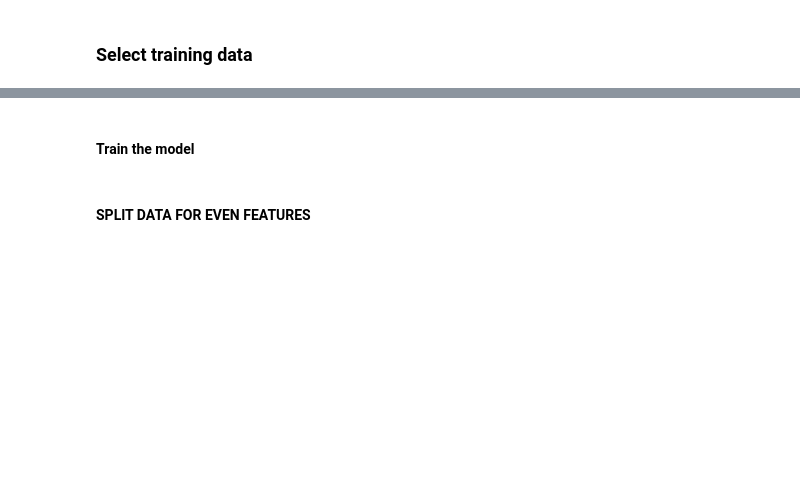
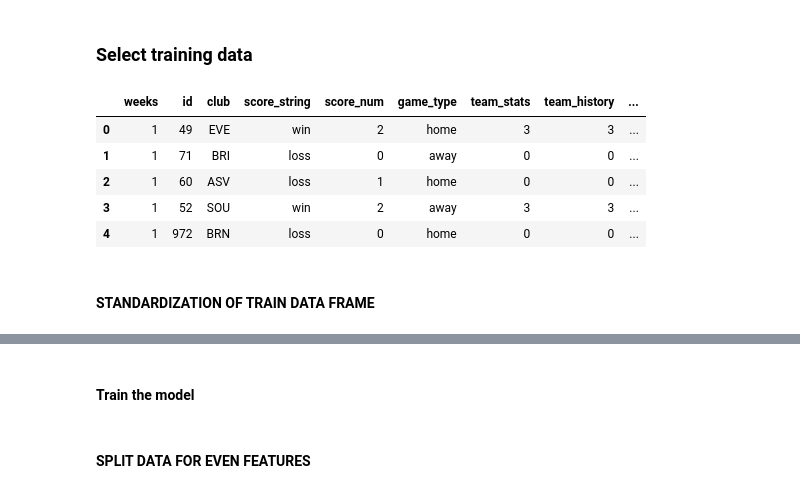
Before and after one commit to nicmodan/gambling-prediction-app, a Jupyter notebook: wranggling&predicting_data.ipynb, the cells around one changed output, grey strips where cells are left out. Saved outputs shown, nothing was run; the diff lists cells and outputs as text; code cells hidden in the pictures; blank space fills up the shorter version.

```diff
--- a/wranggling&predicting_data.ipynb
+++ b/wranggling&predicting_data.ipynb
@@ -304,5 +322,12 @@ query_df_club_draw = query_df_club.query("scores == 'draw'")
 # %% [markdown]
 ### Select training data
 # %%
-# df.head()
+df.head()
+# %% [output]
+|  | weeks | id | club | score_string | score_num | game_type | team_stats | team_history | ... |
+| 0 | 1 | 49 | EVE | win | 2 | home | 3 | 3 | ... |
+| 1 | 1 | 71 | BRI | loss | 0 | away | 0 | 0 | ... |
+| 2 | 1 | 60 | ASV | loss | 1 | home | 0 | 0 | ... |
+| 3 | 1 | 52 | SOU | win | 2 | away | 3 | 3 | ... |
+| 4 | 1 | 972 | BRN | loss | 0 | home | 0 | 0 | ... |
 # %%
@@ -310 +335,3 @@ train_df = df[["weeks", "id", "score_string", "binary_game_type"]]
 # train_df = df[["club", "final"]]
+# %% [markdown]
+#### STANDARDIZATION OF TRAIN DATA FRAME
```
Also changed, not shown: parts of 42 cells of this notebook.
